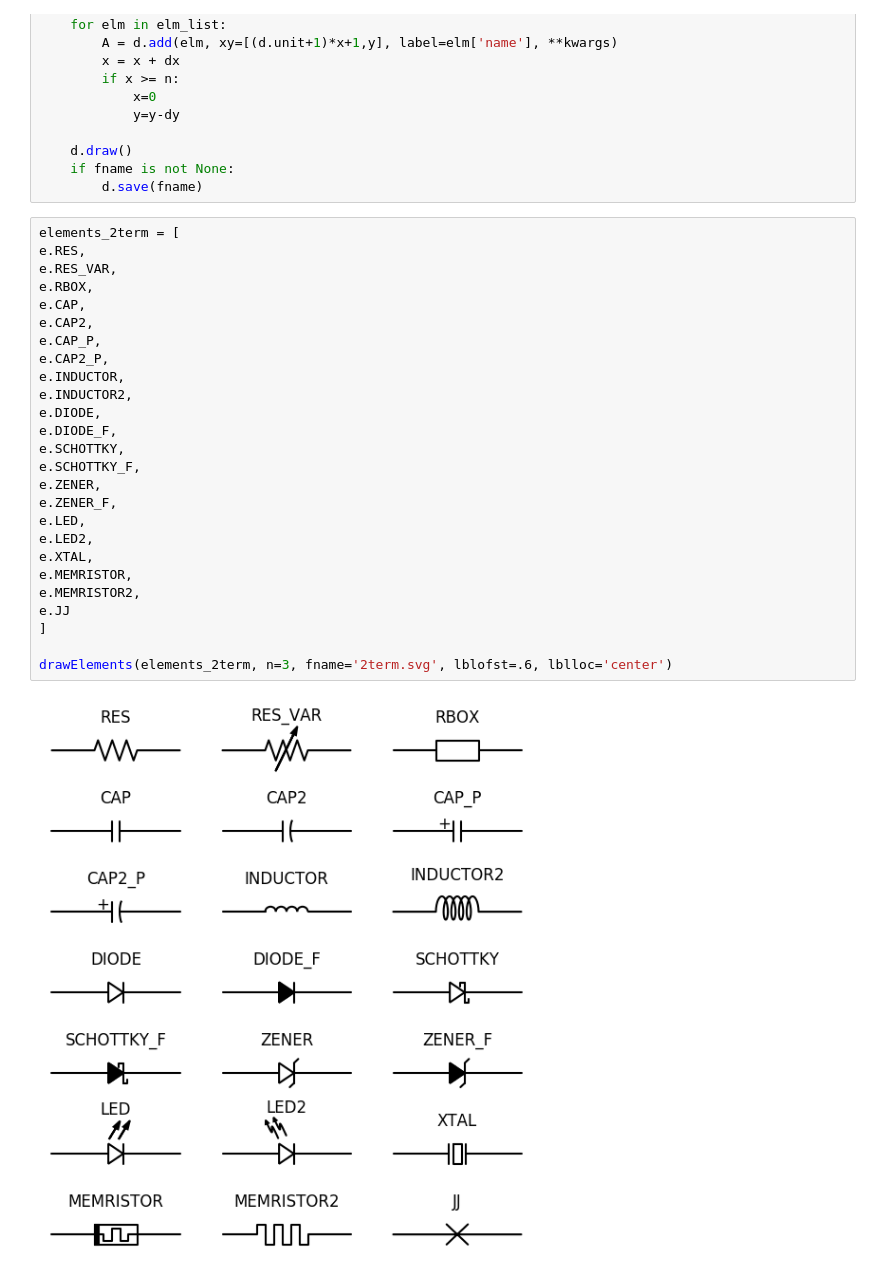
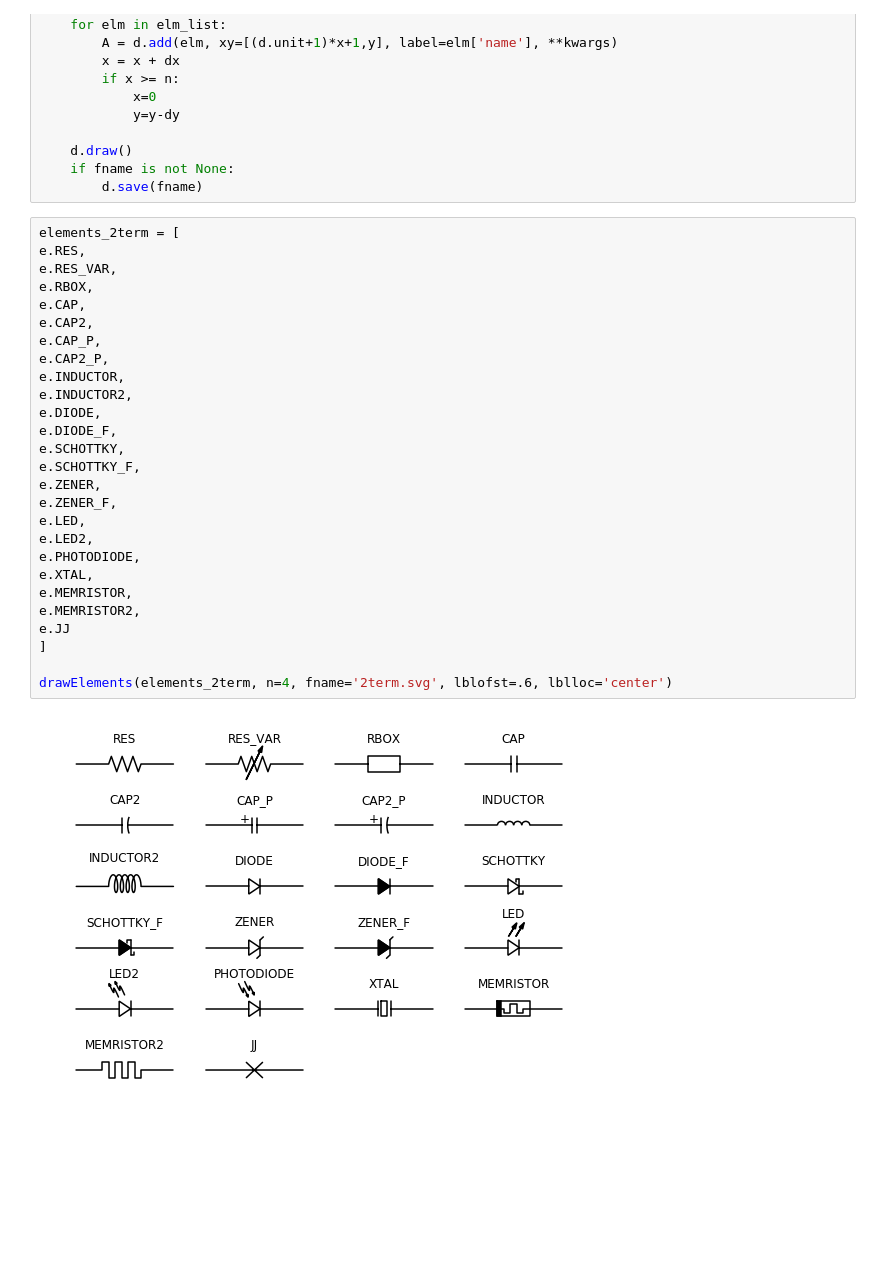
Before and after one commit to cdelker/schemdraw, a Jupyter notebook: docs/img/doc_images.ipynb, the cells around one changed output. Cells and saved outputs as stored; diff of their text form; blank space fills up the shorter version.

Commit message:
Updated documentation with new elements.

```diff
--- a/docs/img/doc_images.ipynb
+++ b/docs/img/doc_images.ipynb
@@ -27,31 +27,32 @@ def drawElements(elm_list, n=5, dx=1, dy=2, ofst=.8, fname=None, **kwargs):
 # %%
 elements_2term = [
 e.RES,
 e.RES_VAR,
 e.RBOX,
 e.CAP,
 e.CAP2,
 e.CAP_P,
 e.CAP2_P,
 e.INDUCTOR,
 e.INDUCTOR2,
 e.DIODE,
 e.DIODE_F,
 e.SCHOTTKY,
 e.SCHOTTKY_F,
 e.ZENER,
 e.ZENER_F,
 e.LED,
 e.LED2,
+e.PHOTODIODE,
 e.XTAL,
 e.MEMRISTOR,
 e.MEMRISTOR2,
 e.JJ
 ]
 
-drawElements(elements_2term, n=3, fname='2term.svg', lblofst=.6, lblloc='center')
+drawElements(elements_2term, n=4, fname='2term.svg', lblofst=.6, lblloc='center')
 # %% [output]
-[figure, old version]
+[figure, new version]
 # %%
 sources = [
 e.SOURCE,
```
Also changed, not shown: parts of 25 cells of this notebook, 45 other files.
